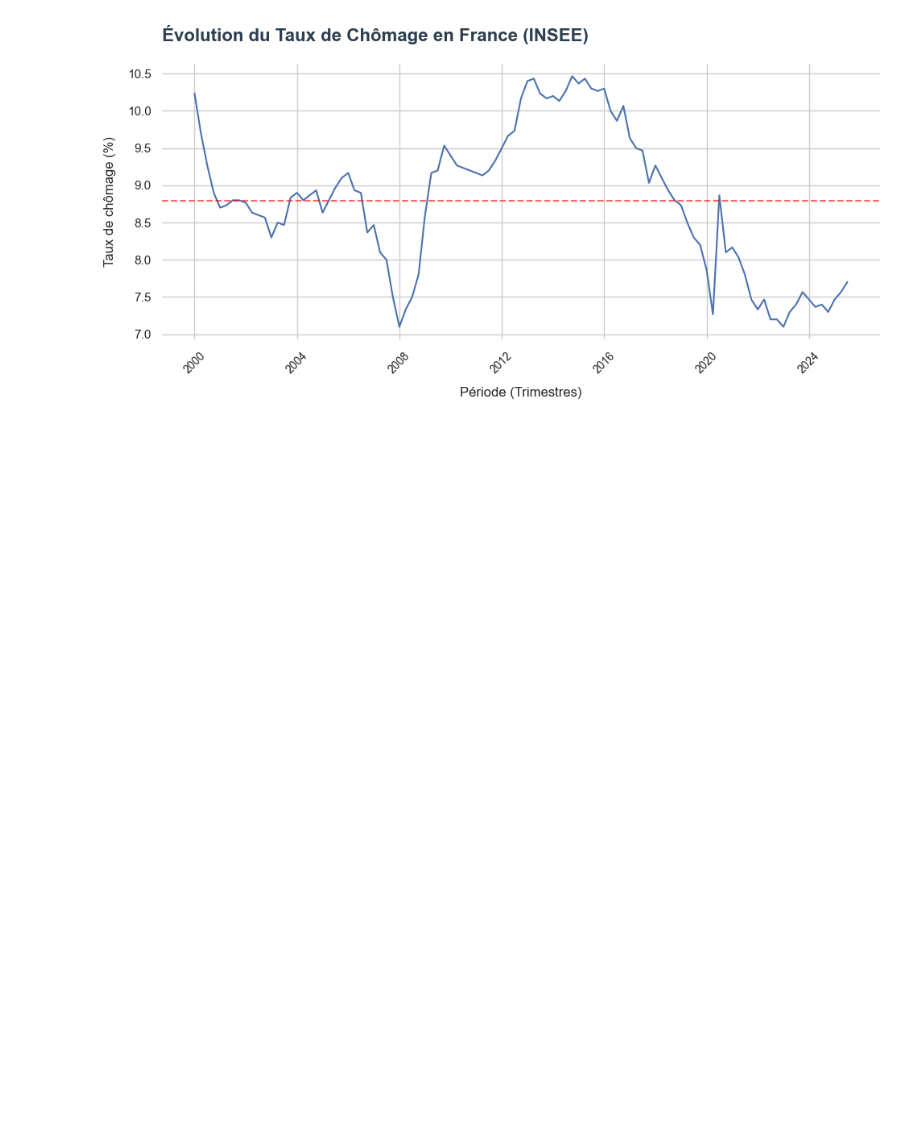
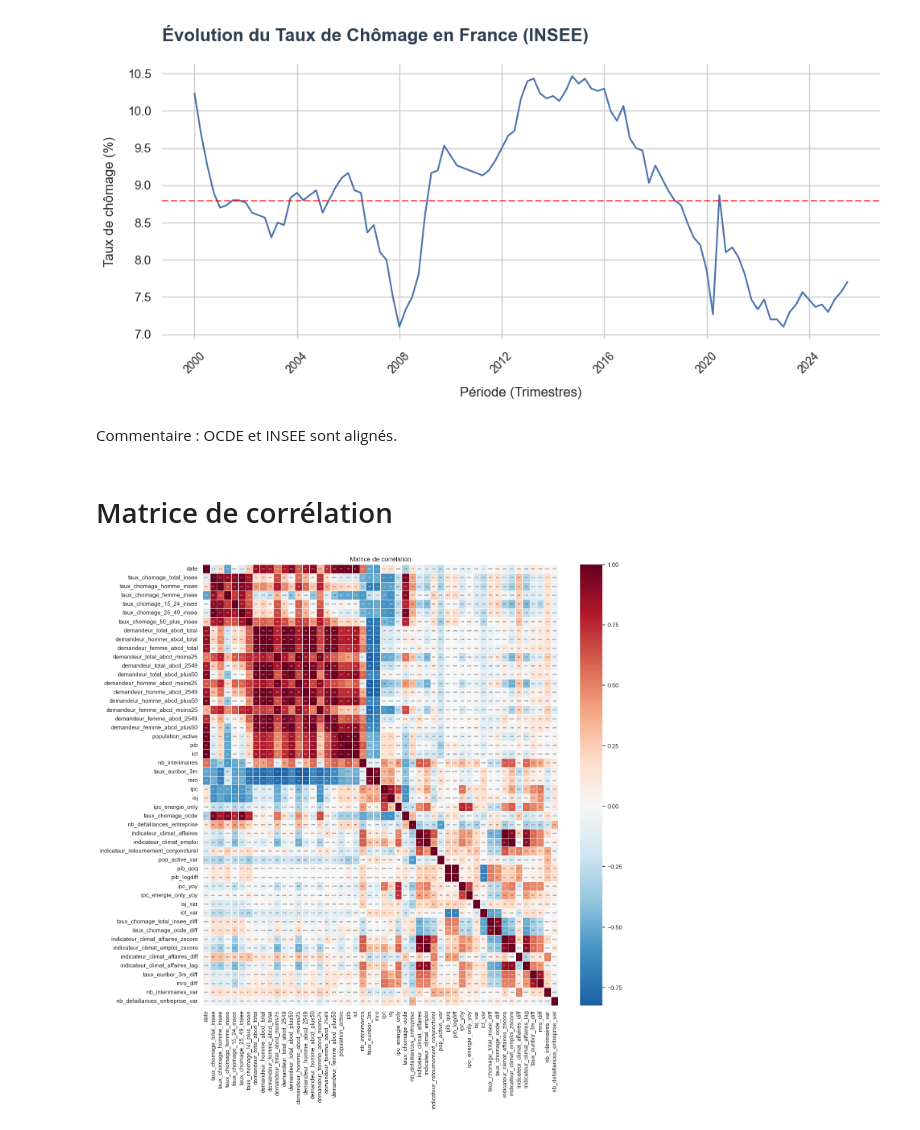
Before and after one commit to JulienSchnitzler/fil_rouge-etude_chomage_france, a Jupyter notebook: src/data/03_EDA_julien.ipynb, the cells around one changed output. Saved outputs shown, nothing was run; the diff lists cells and outputs as text; code cells hidden in the pictures; blank space fills up the shorter version.

Commit message:
Ajout analyse des corrélations

```diff
--- a/src/data/03_EDA_julien.ipynb
+++ b/src/data/03_EDA_julien.ipynb
@@ -234,3 +234,17 @@ plt.tight_layout()
 plt.show()
 # %% [output]
 [figure]
+# %% [markdown]
+Commentaire : OCDE et INSEE sont alignés.
+# %% [markdown]
+# Matrice de corrélation
+# %%
+plt.figure(figsize=(15, 15))
+df_corr = df.corr()
+
+ax = sns.heatmap(df_corr, annot=True, cmap='RdBu_r', center=0, linewidths=0.5,annot_kws={'size': 3})
+ax.figure.axes[-1].yaxis.label.set_size(10)
+plt.title('Matrice de corrélation')
+plt.show()
+# %% [output]
+[figure, added]
```
Also changed, not shown: parts of 3 cells of this notebook, 8 other files.
